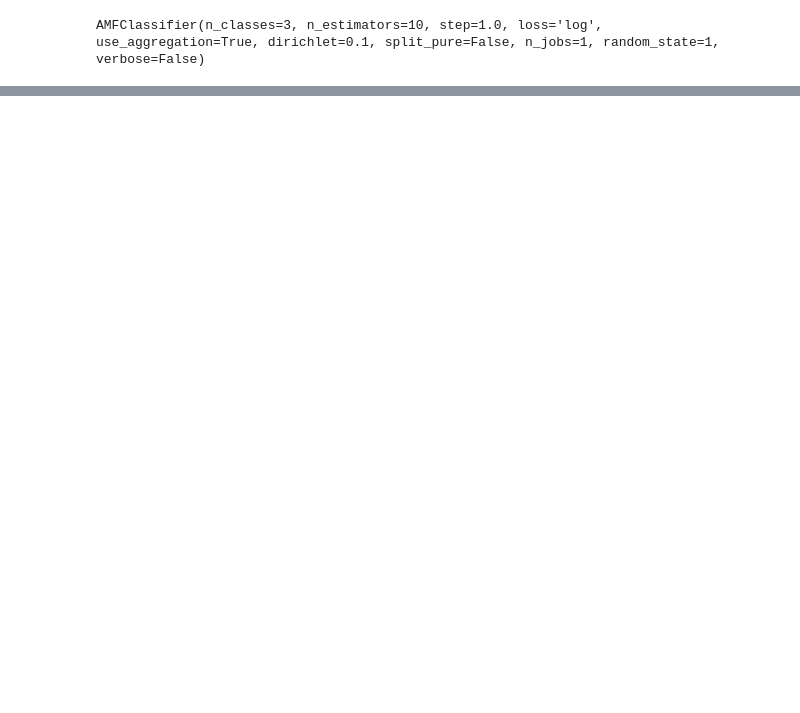
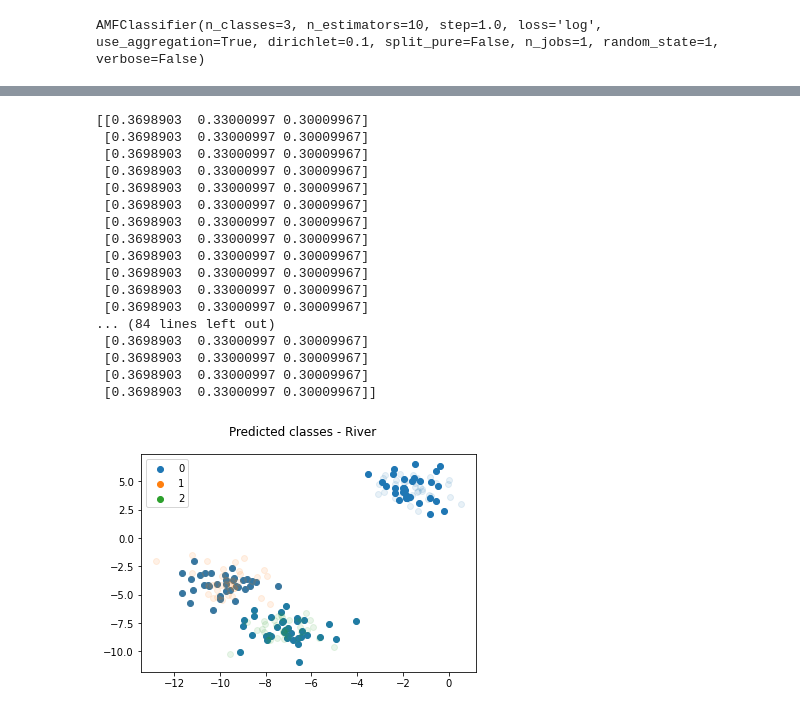
Before and after one commit to AlexandreChaussard/AMFLearning, a Jupyter notebook: river/test.ipynb, the cells around one changed output, grey strips where cells are left out. Cells and saved outputs as stored; diff of their text form; code cells hidden in the pictures; blank space fills up the shorter version.

Commit message:
River-like implementation: - MondrianTree Classifier (Leaf & Branch) - AMF Classifier (Leaf & Branch)

```diff
--- a/river/test.ipynb
+++ b/river/test.ipynb
@@ -98,0 +101,14 @@ plot_classes(X_test, y_pred, X, y, "Predicted classes - River")
+# %%
+from river.ensemble.amf_riverlike import AMFClassifier as AMFRiverLikeClassifier
+
+amf = AMFRiverLikeClassifier(
+    n_classes=len(np.unique(y)),
+    n_estimators=10,
+    step=1.0,
+    loss="log",
+    use_aggregation=True,
+    dirichlet=0.1,
+    random_state=1,
+)
+
+amf.partial_fit_helper(X_train, y_train)
@@ -98,0 +134,23 @@ plot_classes(X_test, y_pred, X, y, "Predicted classes - River")
+# %%
+y_pred = amf.predict_proba(X_test)
+y_pred = np.argmax(y_pred, axis=1)
+plot_classes(X_test, y_pred, X, y, "Predicted classes - River")
+# %% [output]
+[[0.3698903  0.33000997 0.30009967]
+ [0.3698903  0.33000997 0.30009967]
+ [0.3698903  0.33000997 0.30009967]
+ [0.3698903  0.33000997 0.30009967]
+ [0.3698903  0.33000997 0.30009967]
+ [0.3698903  0.33000997 0.30009967]
+ [0.3698903  0.33000997 0.30009967]
+ [0.3698903  0.33000997 0.30009967]
+ [0.3698903  0.33000997 0.30009967]
+ [0.3698903  0.33000997 0.30009967]
+ [0.3698903  0.33000997 0.30009967]
+ [0.3698903  0.33000997 0.30009967]
+... (84 lines left out)
+ [0.3698903  0.33000997 0.30009967]
+ [0.3698903  0.33000997 0.30009967]
+ [0.3698903  0.33000997 0.30009967]
+ [0.3698903  0.33000997 0.30009967]]
+[figure, added]
```
Also changed, not shown: parts of 6 cells of this notebook, 5 other files.
